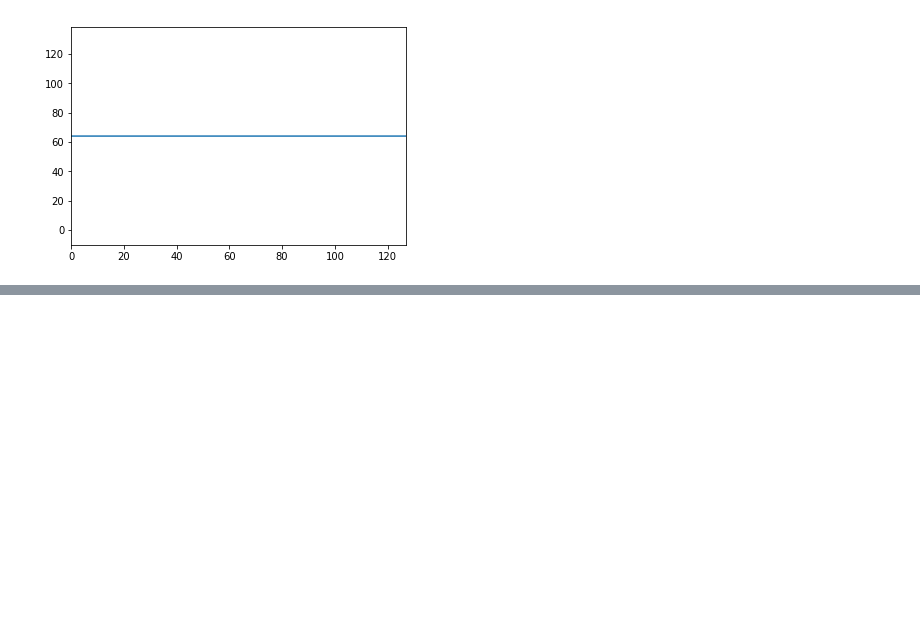
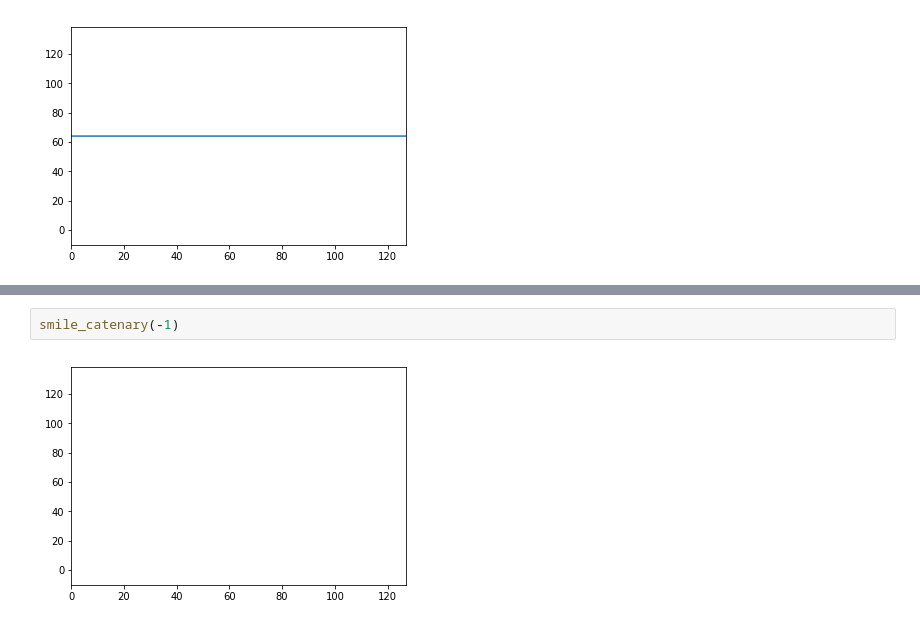
Before and after one commit to drmattyg/happiness, a Jupyter notebook: happiness.ipynb, the cells around one changed output, grey strips where cells are left out. Saved outputs shown, nothing was run; the diff lists cells and outputs as text; blank space fills up the shorter version.

```diff
--- a/happiness.ipynb
+++ b/happiness.ipynb
@@ -60,0 +85,4 @@ happy_circle(0)
+# %%
+smile_catenary(-1)
+# %% [output]
+[figure, added]
```
Also changed, not shown: parts of 2 cells of this notebook.
